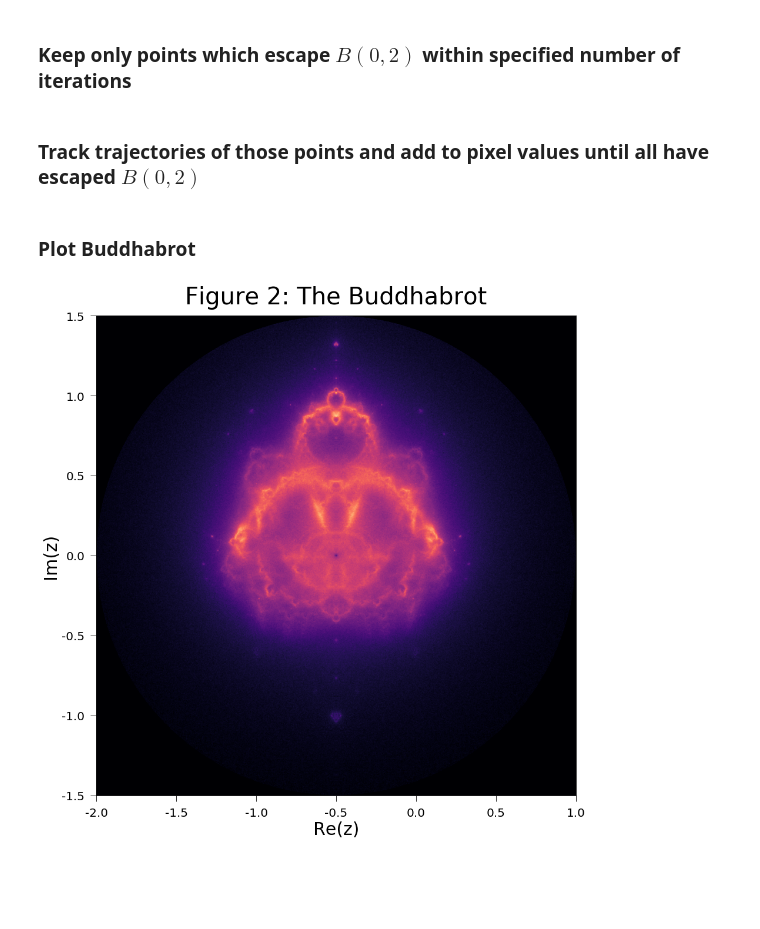
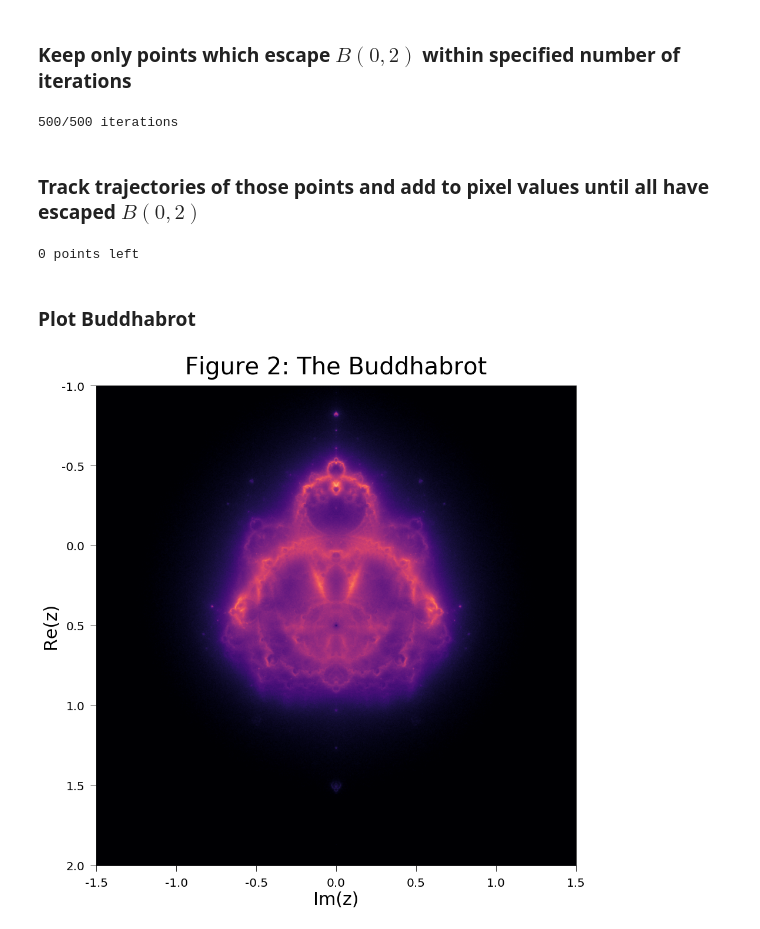
Before and after one commit to WGUNDERWOOD/mandelbrot-buddhabrot, a Jupyter notebook: mandelbrot.ipynb, the cells around one changed output. Drawn from its saved outputs; the diff is of its cells as text; code cells hidden in the pictures; blank space fills up the shorter version.

```diff
--- a/mandelbrot.ipynb
+++ b/mandelbrot.ipynb
@@ -26,7 +26,7 @@ warnings.filterwarnings("ignore")
 ### Choose parameters
 # %%
 # The total number of complex numbers considered (number of pixels) is n x n
-n = 2000
+n = 5000
 
 # The maximum number of iterations in testing escape
 maxiter = 500
@@ -75,13 +78,13 @@ Once this has been done, the rest of the points are iterated for a fixed number
 ### Choose parameters
 # %%
 # The total number of pixels is n x n
-n = 2000
+n = 5000
 
 # The maximum number of iterations in testing escape
 maxiter = 500
 
 # The total number of random points in the simulation
-m = int(2e7)
+m = int(5e7)
 
 # The plot size in inches
 size = 15
@@ -109,8 +112,11 @@ to_try = np.ones_like(Z0,dtype=bool)
 for k in range(maxiter):
     Z[to_try] = Z[to_try]**2 + Z0[to_try]
     to_try[abs(Z)>2] = False
+    print('{}/{} iterations     \r'.format(k+1,maxiter), end='')
 
 Z0 = Z0[np.logical_not(to_try)]
+# %% [output]
+500/500 iterations
 # %% [markdown]
 ### Track trajectories of those points and add to pixel values until all have escaped $B(0,2)$
 # %%
@@ -129,18 +135,21 @@ while(len(Z)):
     keep = abs(Z)<2
     Z0 = Z0[keep]
     Z = Z[keep]
+    print('{} points left     \r'.format(len(Z)), end='')
+# %% [output]
+0 points left
 # %% [markdown]
 ### Plot Buddhabrot
 # %%
 fig = plt.figure(figsize=(size,size))
 plt.imshow(B.T**0.5,cmap='magma',interpolation='gaussian',aspect='equal',vmin=2)
-plt.xlabel('Re(z)',fontsize=30)
-plt.ylabel('Im(z)',fontsize=30)
-plt.xticks([i*n/6-0.5 for i in range(7)],[i for i in np.arange(-2,1.5,0.5)],fontsize=20)
-plt.yticks([i*n/6-0.5 for i in range(7)],[i for i in np.arange(1.5,-2,-0.5)],fontsize=20)
-plt.tick_params(pad=10,length=10)
+plt.xlabel('Im(z)',fontsize=30)
+plt.ylabel('Re(z)',fontsize=30)
+plt.xticks([i*n/6-0.5 for i in range(7)],[i for i in np.arange(-1.5,2,0.5)],fontsize=20)
+plt.yticks([i*n/6-0.5 for i in range(7)],[i for i in np.arange(-1,2.5,0.5)],fontsize=20)
+plt.tick_params(pad=10, length=10)
 plt.title('Figure 2: The Buddhabrot',fontsize=40,pad=20)
 fig.patch.set_facecolor('white')
 fig.show()
 # %% [output]
-[figure, old version]
+[figure, new version]
```
Also changed, not shown: parts of 2 cells of this notebook.
